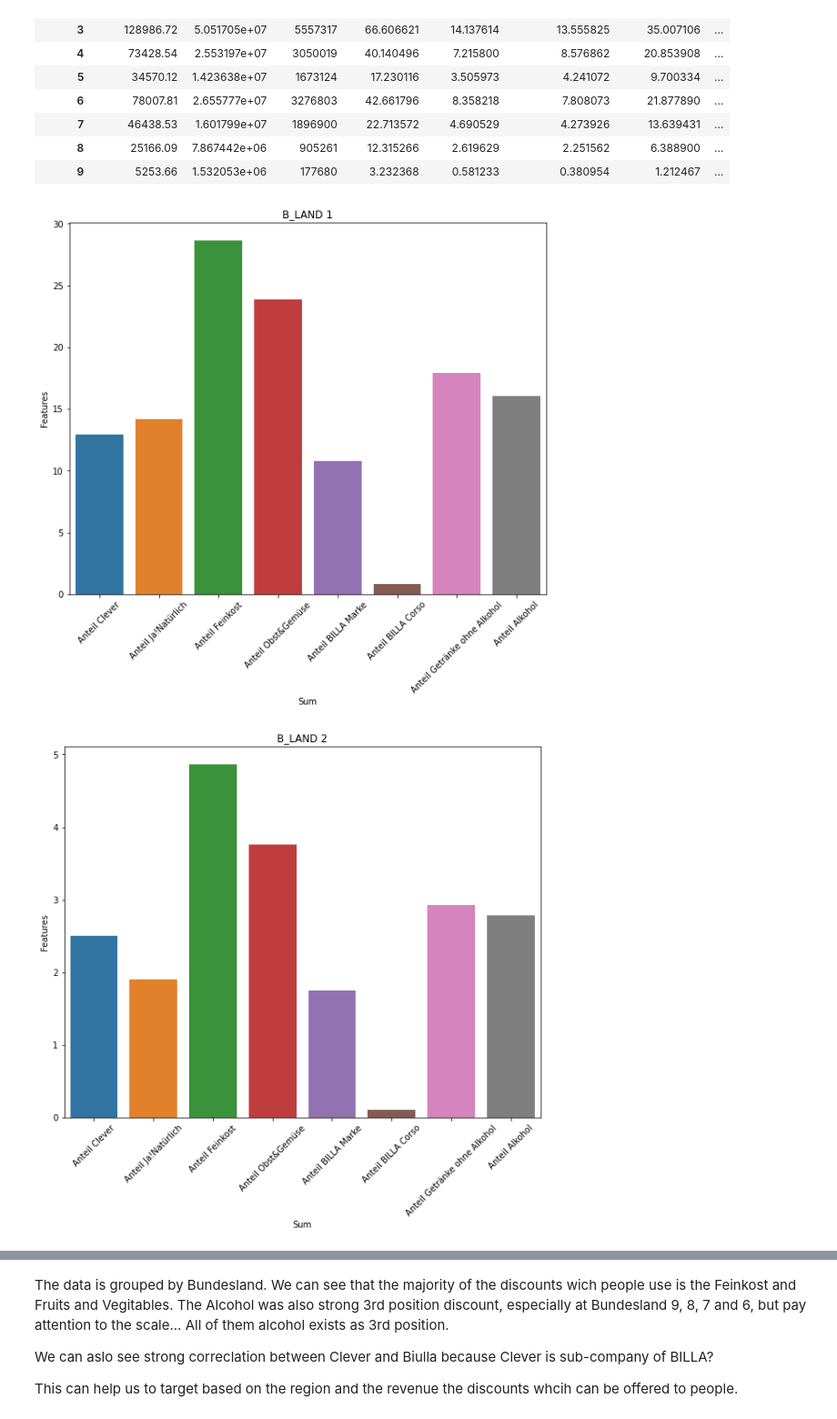
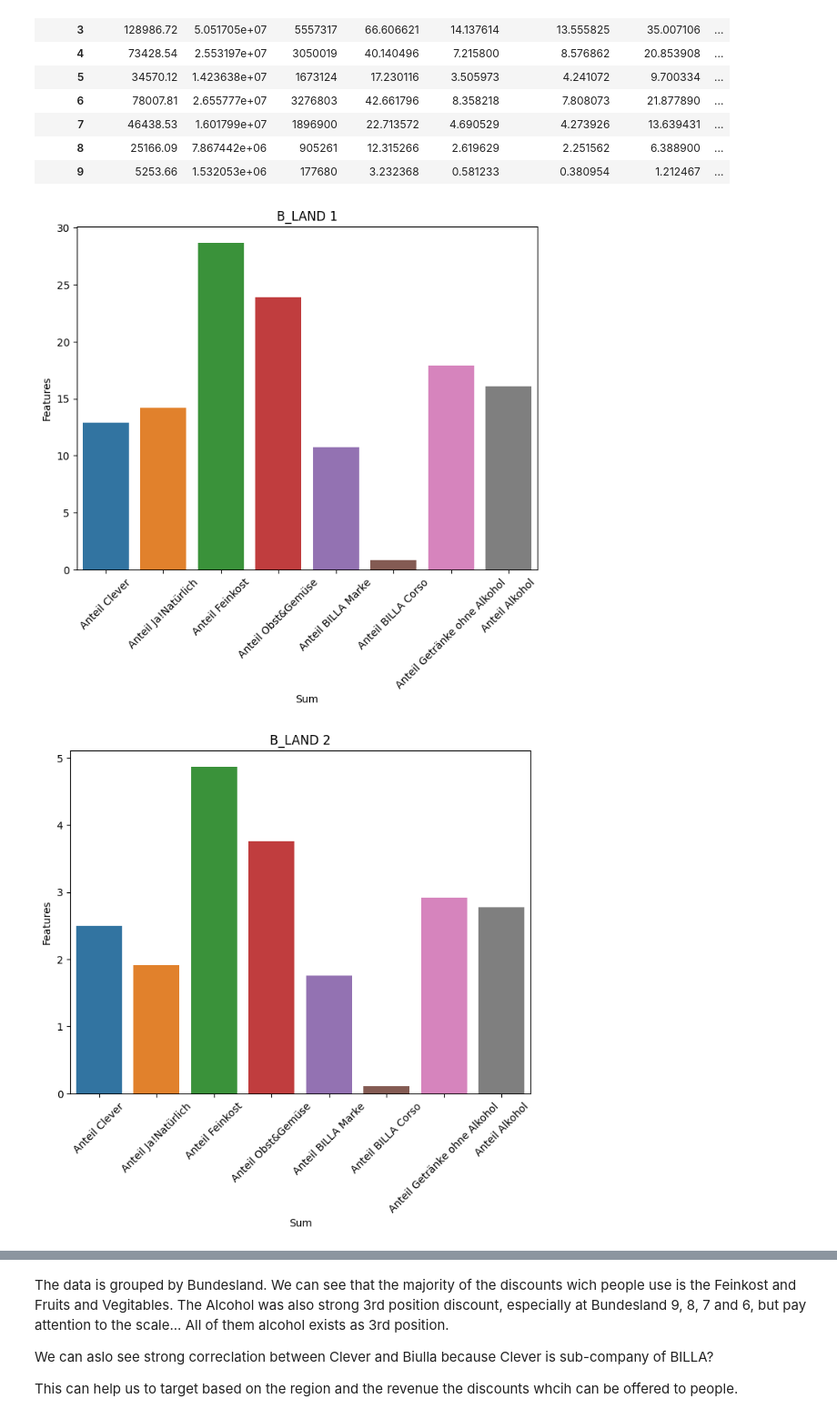
Before and after one commit to pythonTedo/Jo-CustemerCard, a Jupyter notebook: datainspect.ipynb, the cells around one changed output, grey strips where cells are left out. Shown at 91% size. Cells and saved outputs as stored; diff of their text form; code cells hidden in the pictures.

```diff
--- a/datainspect.ipynb
+++ b/datainspect.ipynb
@@ -55,13 +60,13 @@ gr_bland
 # %%
 df_grouped_anteils= df[["B_LAND","Anteil Clever", "Anteil Ja!Natürlich", "Anteil Feinkost", "Anteil Obst&Gemüse", "Anteil BILLA Marke", "Anteil BILLA Corso", "Anteil Getränke ohne Alkohol", "Anteil Alkohol"]].groupby("B_LAND").agg("sum")
 for index, row in df_grouped_anteils.iterrows():
-    plt.figure(figsize=(10, 8))  # Adjust the figure size as needed
-    sns.barplot(row.index, row.values)
+    plt.figure(figsize=(8, 6))  # Adjust the figure size as needed
+    sns.barplot(x=row.index, y=row.values)
     plt.xlabel('Sum')
     plt.ylabel('Features')
     plt.title(f'B_LAND {index}')
     plt.xticks(rotation=45)
     plt.show()
 # %% [output]
-[figure, old version]
+[figure, new version]
-[figure, old version]
+[figure, new version]
```
Also changed, not shown: parts of 29 cells of this notebook, 6 other files.
